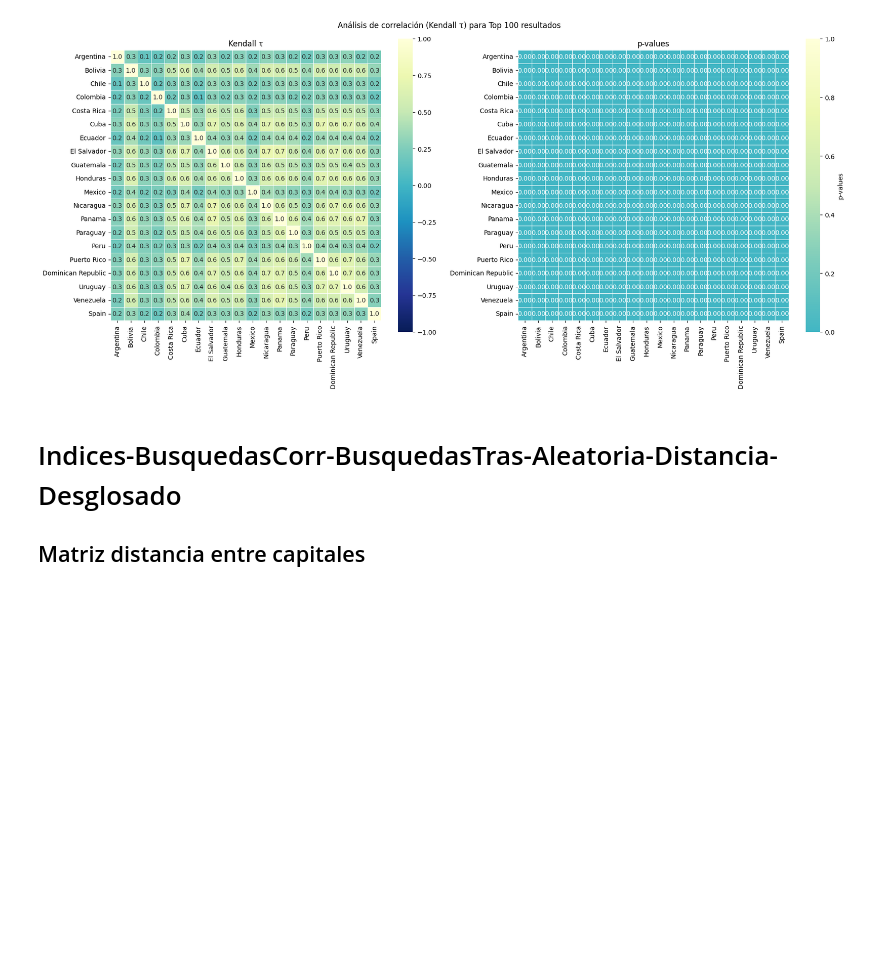
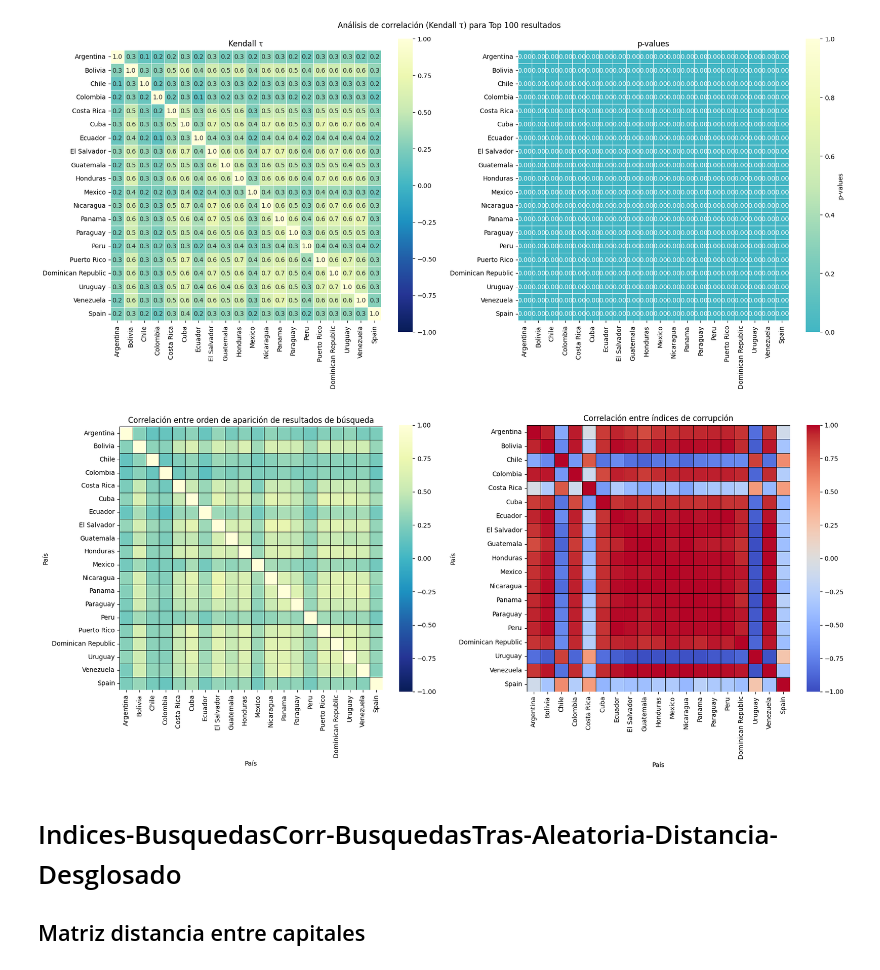
Before and after one commit to PastaFosil/ComputerScienceMaster, a Jupyter notebook: proyecto_tecnologico/indices/index_analysis_w_rank.ipynb, the cells around one changed output. Drawn from its saved outputs; the diff is of its cells as text; code cells hidden in the pictures; blank space fills up the shorter version.

```diff
--- a/proyecto_tecnologico/indices/index_analysis_w_rank.ipynb
+++ b/proyecto_tecnologico/indices/index_analysis_w_rank.ipynb
@@ -233,6 +229,33 @@ for top in [10, 20, 50, 100]:
 [figure]
 [figure]
 [figure]
+# %%
+fig, axes = plt.subplots(1, 2, figsize=(18, 8))
+
+sns.heatmap(
+    rho, annot=False, cmap="YlGnBu_r", center=0,
+    fmt=".1f", vmin=-1, vmax=1,
+    linewidths=0.5, linecolor="black",  # <- aquí
+    square=True, **cbar_kws, ax=axes[0]
+)
+axes[0].set_xlabel("País")
+axes[0].set_ylabel("País")
+axes[0].set_title("Correlación entre orden de aparición de resultados de búsqueda")
+
+sns.heatmap(
+    corr, annot=False, cmap="coolwarm",
+    vmin=-1, vmax=1, fmt=".2f",
+    linewidths=0.5, linecolor="black",  # <- aquí también
+    ax=axes[1]
+)
+axes[1].set_xlabel("País")
+axes[1].set_ylabel("País")
+axes[1].set_title("Correlación entre índices de corrupción")
+
+plt.tight_layout()
+plt.show()
+# %% [output]
+[figure, added]
 # %% [markdown]
 # Indices-BusquedasCorr-BusquedasTras-Aleatoria-Distancia-Desglosado
 ## Matriz distancia entre capitales
```
Also changed, not shown: parts of 4 cells of this notebook, 19 other files.
